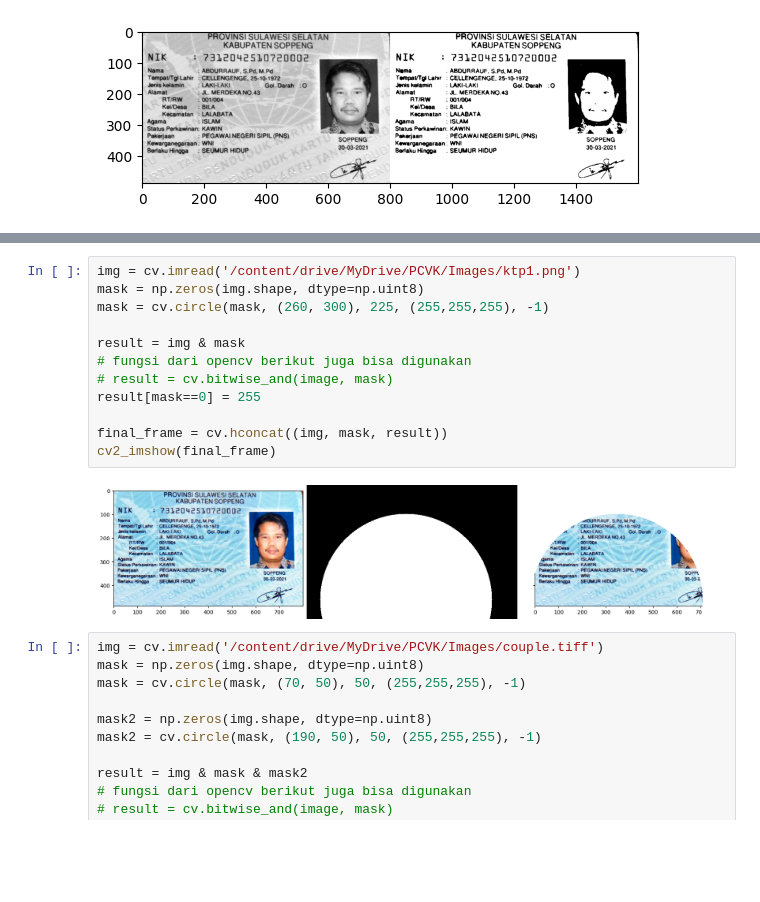
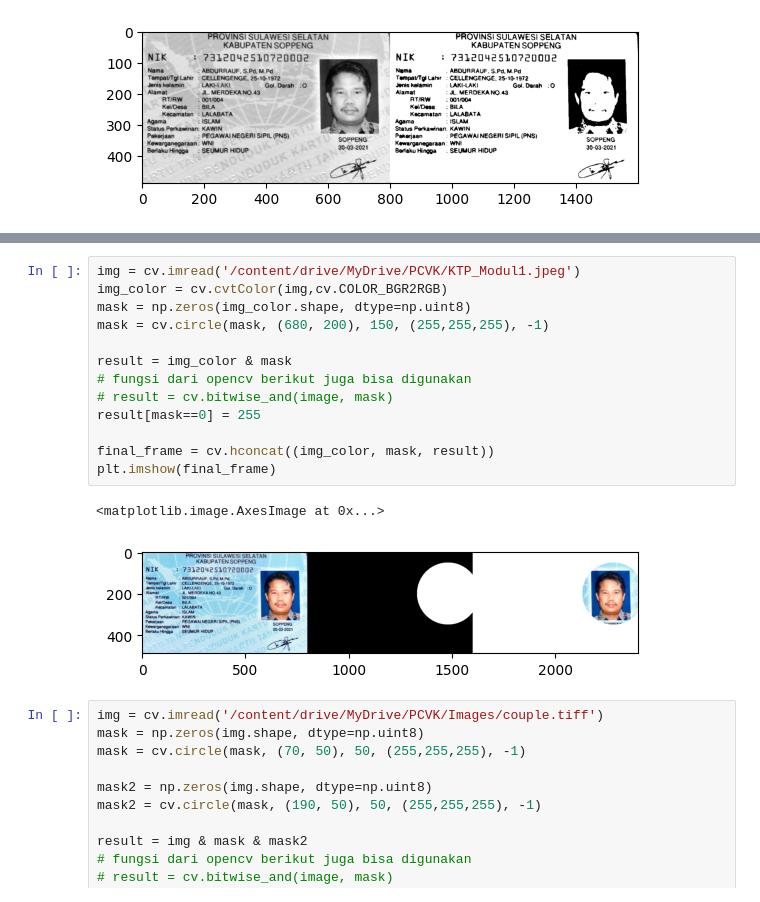
Before and after one commit to afiflh/PCVK_Genap_2023, a Jupyter notebook: Week5.ipynb, the cells around one changed output, grey strips where cells are left out. Drawn from its saved outputs; the diff is of its cells as text; blank space fills up the shorter version.

```diff
--- a/Week5.ipynb
+++ b/Week5.ipynb
@@ -101,18 +101,20 @@ nilai psnr-nya adalah:  19.837947650941782  dB
 [figure]
 # %%
-img = cv.imread('/content/drive/MyDrive/PCVK/Images/ktp1.png')
-mask = np.zeros(img.shape, dtype=np.uint8)
-mask = cv.circle(mask, (260, 300), 225, (255,255,255), -1)
+img = cv.imread('/content/drive/MyDrive/PCVK/KTP_Modul1.jpeg')
+img_color = cv.cvtColor(img,cv.COLOR_BGR2RGB)
+mask = np.zeros(img_color.shape, dtype=np.uint8)
+mask = cv.circle(mask, (680, 200), 150, (255,255,255), -1)
 
-result = img & mask
+result = img_color & mask
 # fungsi dari opencv berikut juga bisa digunakan
 # result = cv.bitwise_and(image, mask)
 result[mask==0] = 255
 
-final_frame = cv.hconcat((img, mask, result))
-cv2_imshow(final_frame)
+final_frame = cv.hconcat((img_color, mask, result))
+plt.imshow(final_frame)
 # %% [output]
+<matplotlib.image.AxesImage at 0x...>
-[figure, old version]
+[figure, new version]
 # %%
 img = cv.imread('/content/drive/MyDrive/PCVK/Images/couple.tiff')
 mask = np.zeros(img.shape, dtype=np.uint8)
```
Also changed, not shown: parts of 4 cells of this notebook.
